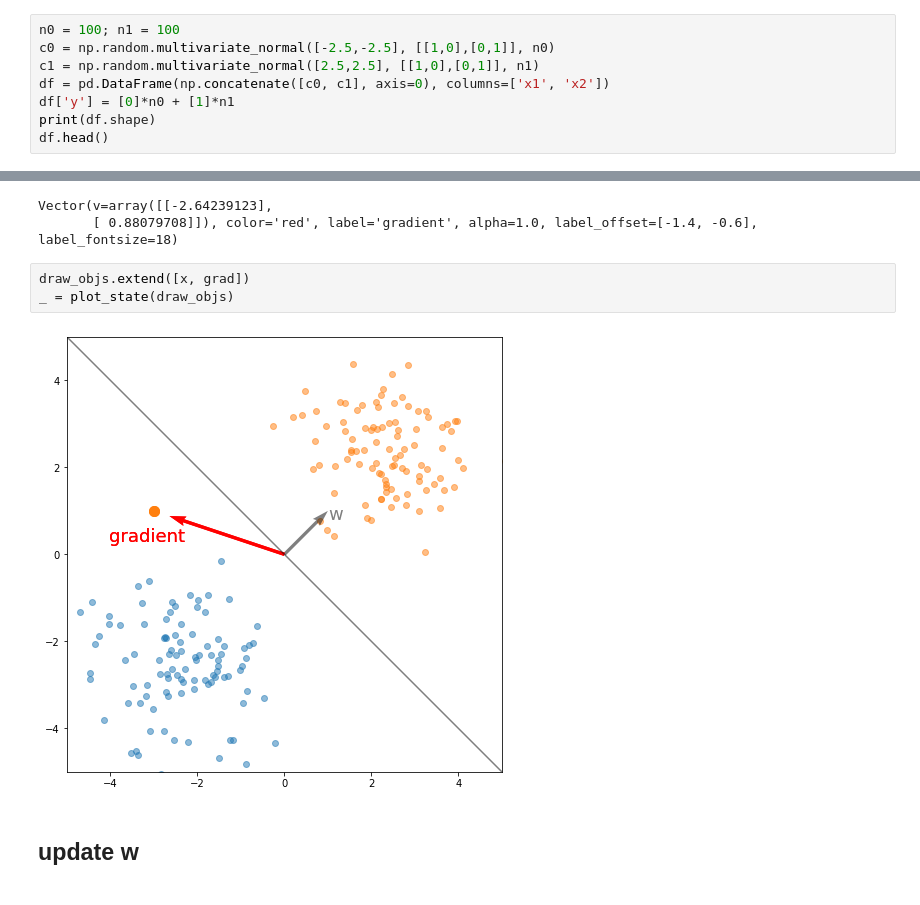
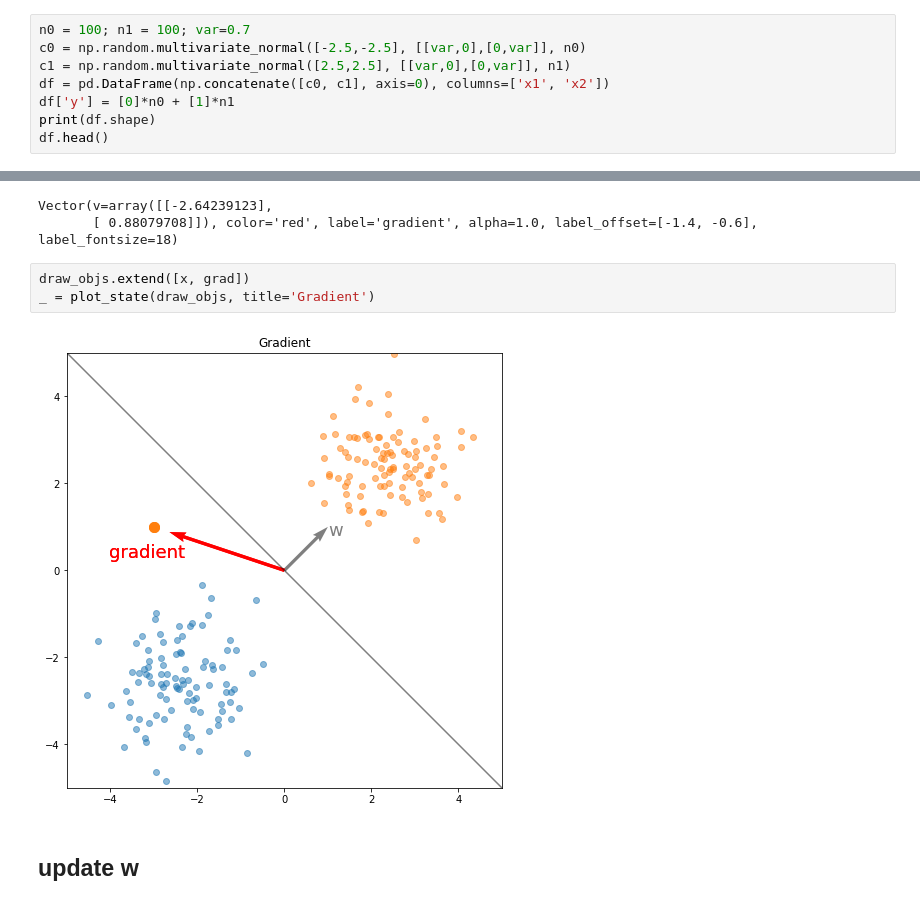
Before and after one commit to alineberry/alcore, a Jupyter notebook: notebooks/logistic-regression-deep-dive.ipynb, the cells around one changed output, grey strips where cells are left out. Drawn from its saved outputs; the diff is of its cells as text.

```diff
--- a/notebooks/logistic-regression-deep-dive.ipynb
+++ b/notebooks/logistic-regression-deep-dive.ipynb
@@ -100,9 +100,9 @@ draw_objs = []
 # %% [markdown]
 ## generate data
 # %%
-n0 = 100; n1 = 100
-c0 = np.random.multivariate_normal([-2.5,-2.5], [[1,0],[0,1]], n0)
-c1 = np.random.multivariate_normal([2.5,2.5], [[1,0],[0,1]], n1)
+n0 = 100; n1 = 100; var=0.7
+c0 = np.random.multivariate_normal([-2.5,-2.5], [[var,0],[0,var]], n0)
+c1 = np.random.multivariate_normal([2.5,2.5], [[var,0],[0,var]], n1)
 df = pd.DataFrame(np.concatenate([c0, c1], axis=0), columns=['x1', 'x2'])
 df['y'] = [0]*n0 + [1]*n1
 print(df.shape)
@@ -181,9 +181,9 @@ Vector(v=array([[-2.64239123],
        [ 0.88079708]]), color='red', label='gradient', alpha=1.0, label_offset=[-1.4, -0.6], label_fontsize=18)
 # %%
 draw_objs.extend([x, grad])
-_ = plot_state(draw_objs)
+_ = plot_state(draw_objs, title='Gradient')
 # %% [output]
-[figure, old version]
+[figure, new version]
 # %% [markdown]
 ## update w
 # %%
```
Also changed, not shown: parts of 8 cells of this notebook.
